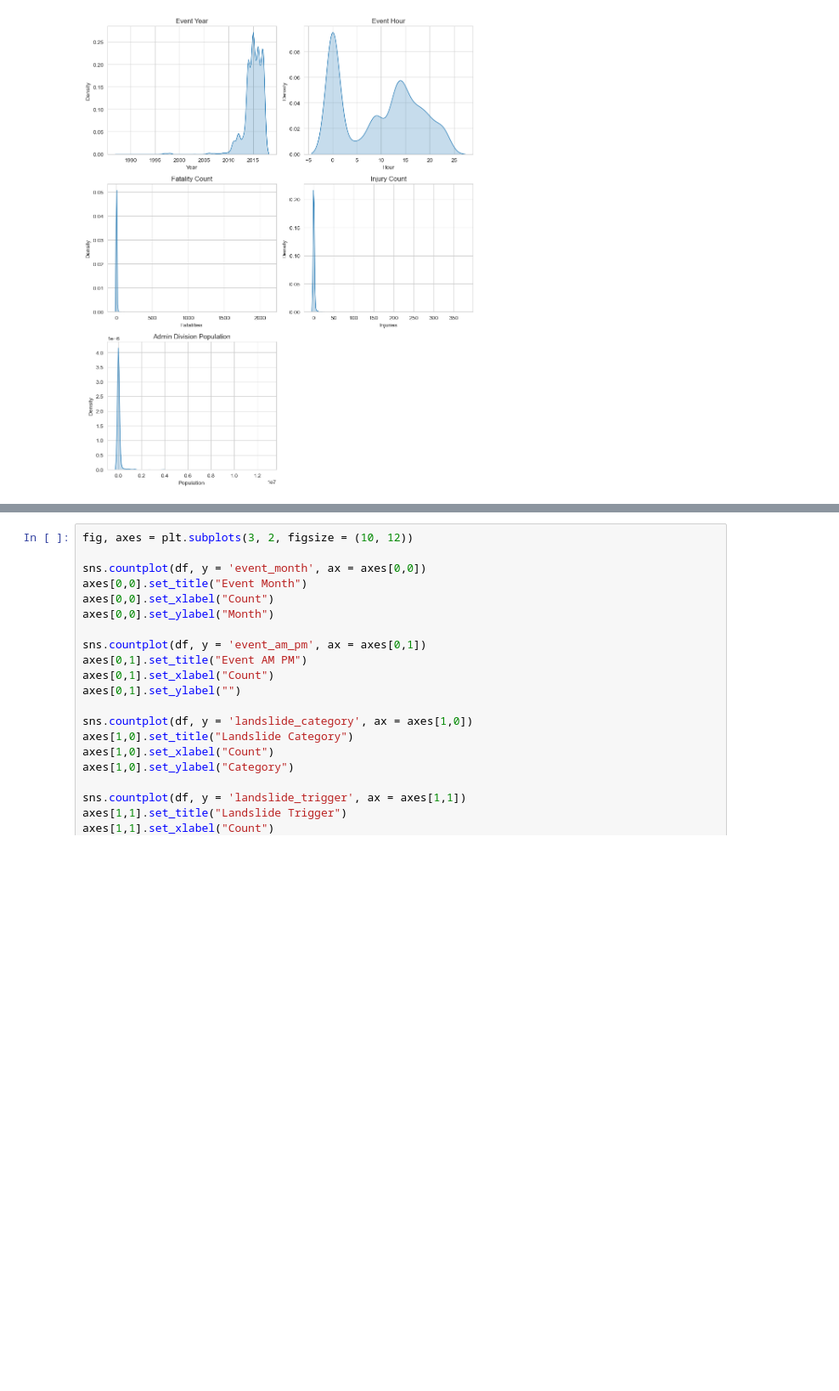
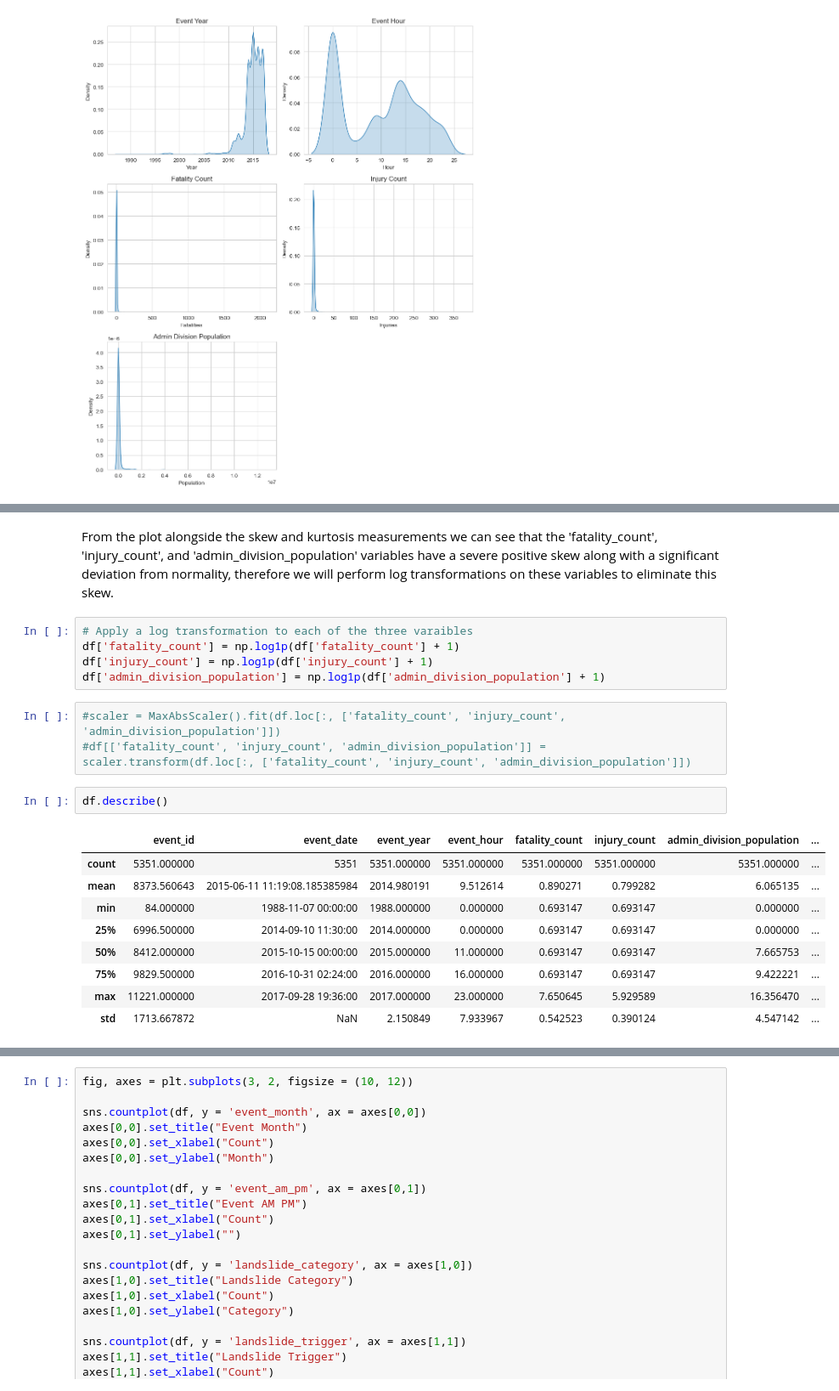
Before and after one commit to n-ferrante/Global_Landslides, a Jupyter notebook: notebooks/02_exploratory_data_analysis2.ipynb, the cells around one changed output, grey strips where cells are left out. Shown: that part at 85% size. Cells and saved outputs as stored; diff of their text form; blank space fills up the shorter version.

```diff
--- a/notebooks/02_exploratory_data_analysis2.ipynb
+++ b/notebooks/02_exploratory_data_analysis2.ipynb
@@ -58,0 +105,22 @@ plt.show()
+# %% [markdown]
+From the plot alongside the skew and kurtosis measurements we can see that the 'fatality_count', 'injury_count', and 'admin_division_population' variables have a severe positive skew along with a significant deviation from normality, therefore we will perform log transformations on these variables to eliminate this skew.
+# %%
+# Apply a log transformation to each of the three varaibles
+df['fatality_count'] = np.log1p(df['fatality_count'] + 1)
+df['injury_count'] = np.log1p(df['injury_count'] + 1)
+df['admin_division_population'] = np.log1p(df['admin_division_population'] + 1)
+# %%
+#scaler = MaxAbsScaler().fit(df.loc[:, ['fatality_count', 'injury_count', 'admin_division_population']])
+#df[['fatality_count', 'injury_count', 'admin_division_population']] = scaler.transform(df.loc[:, ['fatality_count', 'injury_count', 'admin_division_population']])
+# %%
+df.describe()
+# %% [output]
+|  | event_id | event_date | event_year | event_hour | fatality_count | injury_count | admin_division_population | ... |
+| count | 5351.000000 | 5351 | 5351.000000 | 5351.000000 | 5351.000000 | 5351.000000 | 5351.000000 | ... |
+| mean | 8373.560643 | 2015-06-11 11:19:08.185385984 | 2014.980191 | 9.512614 | 0.890271 | 0.799282 | 6.065135 | ... |
+| min | 84.000000 | 1988-11-07 00:00:00 | 1988.000000 | 0.000000 | 0.693147 | 0.693147 | 0.000000 | ... |
+| 25% | 6996.500000 | 2014-09-10 11:30:00 | 2014.000000 | 0.000000 | 0.693147 | 0.693147 | 0.000000 | ... |
+| 50% | 8412.000000 | 2015-10-15 00:00:00 | 2015.000000 | 11.000000 | 0.693147 | 0.693147 | 7.665753 | ... |
+| 75% | 9829.500000 | 2016-10-31 02:24:00 | 2016.000000 | 16.000000 | 0.693147 | 0.693147 | 9.422221 | ... |
+| max | 11221.000000 | 2017-09-28 19:36:00 | 2017.000000 | 23.000000 | 7.650645 | 5.929589 | 16.356470 | ... |
+| std | 1713.667872 | NaN | 2.150849 | 7.933967 | 0.542523 | 0.390124 | 4.547142 | ... |
```
Also changed, not shown: parts of 17 cells of this notebook, 1 other file.
